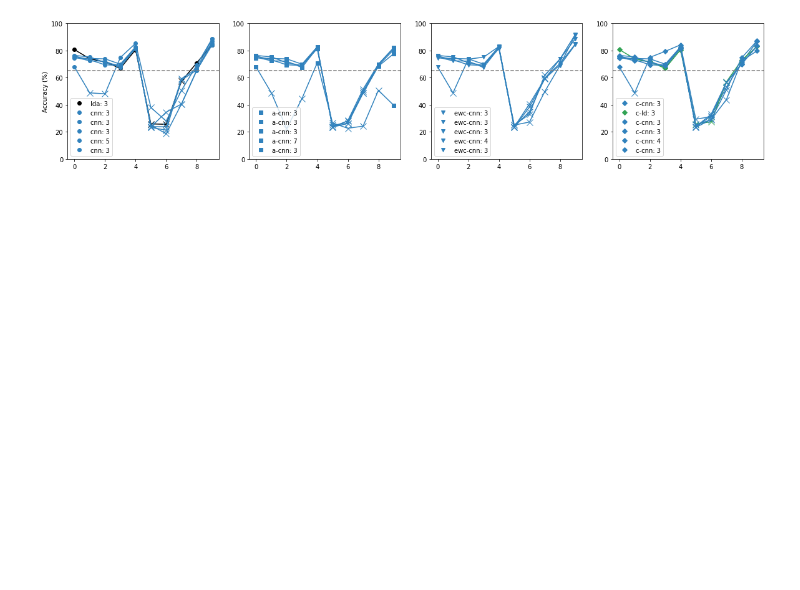
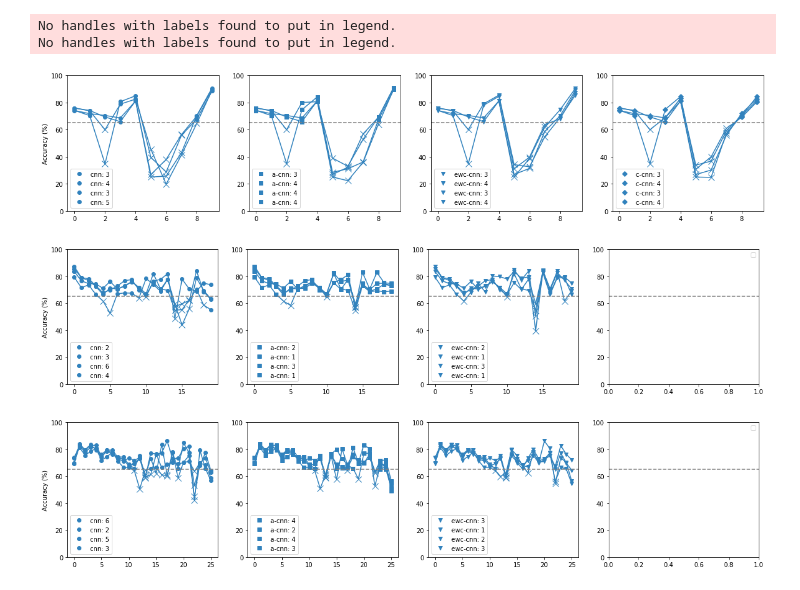
Before and after one commit to yuniteh/adaptive, a Jupyter notebook: python/main.ipynb, the cells around one changed output. Cells and saved outputs as stored; diff of their text form; code cells hidden in the pictures; blank space fills up the shorter version.

Commit message:
working cnnlda

```diff
--- a/python/main.ipynb
+++ b/python/main.ipynb
@@ -32,7 +35,7 @@ all_files = np.delete(all_files,0)
 # Count recalibrations
 path = 'C:/Users/yteh/Documents/work/necal/home data/'
 subs = os.listdir(path)
-for sub in range(5):
+for sub in range(2,4):#5):
     sub_path = path + subs[sub] + '/DATA/MAT/'
     all_files = os.listdir(sub_path)
     if 'skip' in all_files:
@@ -52,10 +55,10 @@ for sub in range(5):
         if it == 0:
             mod_all = ['ld','cnn','acnn','acewc','crld','crcnn']
         else:
-            mod_all = ['cnn','acnn','acewc','crcnn']
+            mod_all = ['cnn','acnnl']#,'crcnn']
         m_weights = None
         c_weights = None
-        cl_weights = None
+        cl_wc = None
         for mod in mod_all:
             acc = np.empty((len(all_files),5))
             acc[:] == np.nan
@@ -155,20 +158,25 @@ for sub in range(5):
                         n_dof = int(np.max(key))
                         if mod == 'acnnl':
                             if i == 1:
-                                if cl_weights is None:
-                                    _, cnn, _, _, w_c, c_c = lp.train_models(traincnn=x_train_cnn,y_train=y_train, n_dof=n_dof, ep=ep)
-                                    cl_weights = cp.deepcopy(cnn.get_weights())
-                                    cl_wc = cp.deepcopy([w_c,c_c])
+                                if c_weights is None:
+                                    _, cnn, _, _, w_c, c_c = lp.train_models(traincnn=x_train_cnn,y_train=y_train, n_dof=n_dof, ep=ep, cnnlda=True)
+                                    c_weights = cp.deepcopy(cnn.get_weights())
+                                    cl_wc = cp.deepcopy([w_c.astype('float32'),c_c.astype('float32')])
                                     scaler_0 = cp.deepcopy(scaler)
                                 else:
+                                    print('setting CNN weights')
                                     cnn = dl.CNN(n_class=n_dof)
                                     cnn(x_train_cnn[:1,...])
-                                    cnn.set_weights(cl_weights)
-                                    w_c = cp.deepcopy(cl_wc[0])
-                                    c_c = cp.deepcopy(cl_wc[1])
-                                    print('setting weights')
+                                    cnn.set_weights(c_weights)
+                                    if cl_wc is None:
+                                        _, _, w_c, c_c, _, _ = lp.train_models(x_train_lda=cnn.enc(x_train_cnn), y_train_lda=np.argmax(y_train,axis=1)[...,np.newaxis])
+                                        cl_wc = cp.deepcopy([w_c.astype('float32'),c_c.astype('float32')])
+                                    else:
+                                        w_c = cp.deepcopy(cl_wc[0])
+                                        c_c = cp.deepcopy(cl_wc[1])
+                                        print('setting lda weights')
                             else:
-                                _, cnn, _, _, _, _ = lp.train_models(traincnn=x_train_cnn,y_train=y_train, n_dof=n_dof, ep=ep, cnn=cnn, clda=[w_c,c_c])
+                                _, cnn, _, _, _, _ = lp.train_models(traincnn=x_train_cnn,y_train=y_train, n_dof=n_dof, ep=ep, cnn=[cnn,w_c,c_c])
                                 ep = 5
                         else:
                             if i == 1:
@@ -236,7 +244,7 @@ for sub in range(5):
                 if 'mlp' in mod:
                     acc[i,:] = lp.test_models(x_test_cnn, x_test_mlp, x_lda, y_test, y_lda, mlp=mlp)
                 elif 'cnn' in mod:
-                    if mod == 'cnnl':
+                    if mod == 'acnnl':
                         acc[i,:] = lp.test_models(x_test_cnn, x_test_mlp, x_lda, y_test, y_lda, cnn=cnn, clda=[w_c,c_c])
                     else:
                         acc[i,:] = lp.test_models(x_test_cnn, x_test_mlp, x_lda, y_test, y_lda, cnn)
@@ -263,8 +289,8 @@ for sub in range(5):
 # %%
 cv_iter = 5
-for sub in range(1):#5):
+for sub in [0,2,3]:#range(1):#5):
     fig,ax = plt.subplots(1,4,figsize=(20,4))
-    for it in range(cv_iter):
+    for it in range(1,cv_iter):
         with open(subs[sub] + '_' + str(it) + '_r_accs.p','rb') as f:
             acc_all, recal_all = pickle.load(f)
 
@@ -276,34 +302,38 @@ for sub in range(1):#5):
         nn_c = np.vstack((np.zeros((1,4)),c[8,:],c[0,:],c[9,:],c[1,:],c[10,:],c[2,:]))
         nn_c = np.vstack((np.zeros((1,4)),c[8,:],c[0,:],c[8,:],c[0,:],c[8,:],c[0,:],c[8,:],c[0,:],c[8,:],c[0,:]))
         nn_c[0,-1] = 1
         all_m = ['ko-','o-','o-','s-','s-','v-','v-']
         pt_m = ['ko','o','o','s','s','v','v','D','D','D']
 
         labels = ['lda','mlp','cnn','a-mlp','a-cnn','ewc-mlp','ewc-cnn','c-mlp','c-cnn','c-ld']
 
         # d0 = datetime(int(all_files[0][:4]),int(all_files[0][4:6]),int(all_files[0][6:8]),int(all_files[0][9:11]),int(all_files[0][11:13]),int(all_files[0][13:]))
         # delta = np.empty((len(acc_all)-1,1))
         # for i in range(1,len(acc_all)-1):
         #     d1 = datetime(int(all_files[i][:4]),int(all_files[i][4:6]),int(all_files[i][6:8]),int(all_files[i][9:11]),int(all_files[i][11:13]),int(all_files[i][13:]))
         #     delta[i] = (d1 - d0).total_seconds()
 
         ax_ind = [0,0,0,1,1,2,2,3,3,3]
         for i in [0,2,4,6,8,9]:#range(3):#acc_all.shape[-1]):
             acc_temp = acc_all[1:-1,i]
             if not np.isnan(acc_temp).all():
                 x = np.arange(len(acc_temp))
                 recal_i = (acc_temp < 0)
                 ax[ax_ind[i]].plot(np.abs(acc_temp),'-',color=nn_c[i,:])
                 ax[ax_ind[i]].plot(x[~recal_i],np.abs(acc_temp[~recal_i]),pt_m[i],label=labels[i]+': ' + str(int(recal_all[i,0])),color=nn_c[i,:])
                 ax[ax_ind[i]].plot(x[recal_i],np.abs(acc_temp[recal_i]),'x',ms=10,color=nn_c[i,:])
 
     for i in range(4):
         ax[i].axhline(65, ls='--', color='grey')
         ax[i].legend()
         ax[i].set_ylim([0,100])
     ax[0].set_ylabel('Accuracy (%)')
 # %% [output]
+No handles with labels found to put in legend.
+No handles with labels found to put in legend.
-[figure, old version]
+[figure, new version]
+[figure, added]
+[figure, added]
 # %%
 train_file = all_files[0]
 train_file2 = all_files[1]
```
Also changed, not shown: parts of 2 cells of this notebook, 3 other files.
